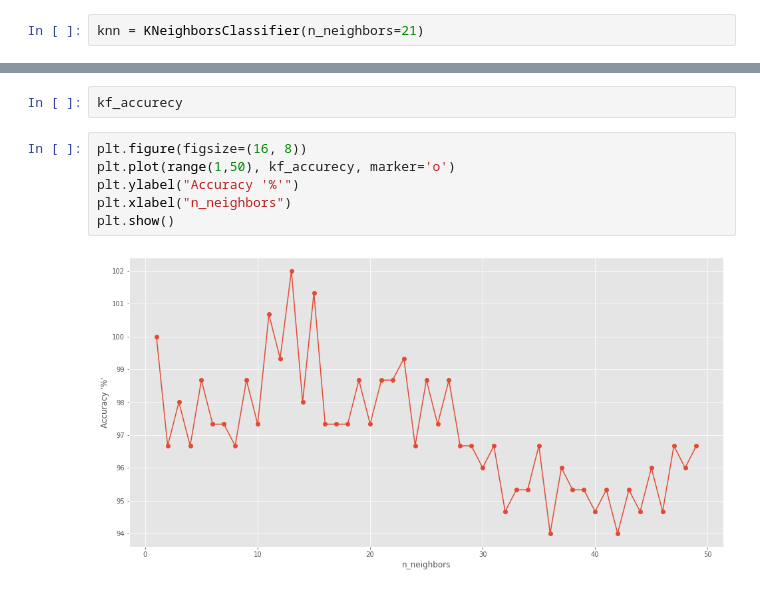
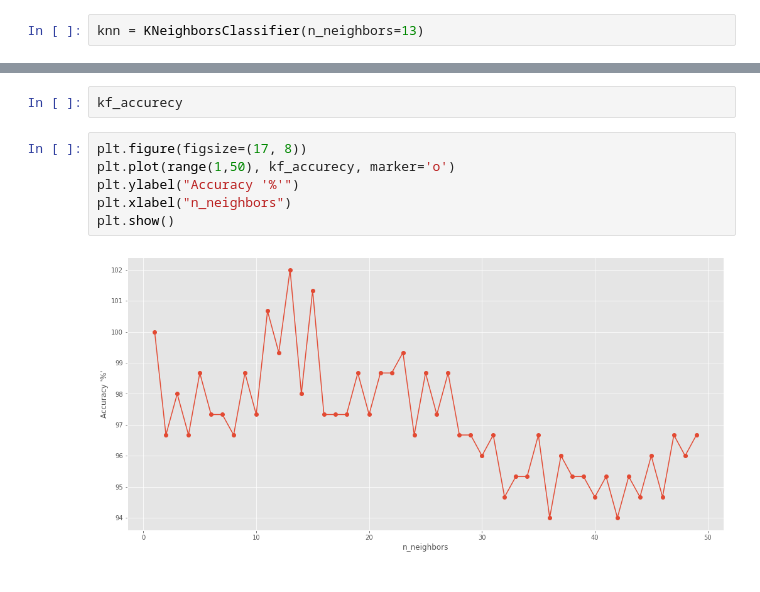
Before and after one commit to abidshafee/DataScienceYouTubeTutorials, a Jupyter notebook: KNN_Classification.ipynb, the cells around one changed output, grey strips where cells are left out. Saved outputs shown, nothing was run; the diff lists cells and outputs as text.

```diff
--- a/KNN_Classification.ipynb
+++ b/KNN_Classification.ipynb
@@ -168,7 +168,7 @@ Size of y Test >> 30
 # %% [markdown]
 # **Using KNN Classifier**
 # %%
-knn = KNeighborsClassifier(n_neighbors=21)
+knn = KNeighborsClassifier(n_neighbors=13)
 # %%
 knn.fit(X_train, y_train)
 # %% [output]
@@ -260,10 +274,10 @@ for i in range(1, 50):
 # %%
 kf_accurecy
 # %%
-plt.figure(figsize=(16, 8))
+plt.figure(figsize=(17, 8))
 plt.plot(range(1,50), kf_accurecy, marker='o')
 plt.ylabel("Accuracy '%'")
 plt.xlabel("n_neighbors")
 plt.show()
 # %% [output]
-[figure, old version]
+[figure, new version]
```
Also changed, not shown: parts of 7 cells of this notebook.
